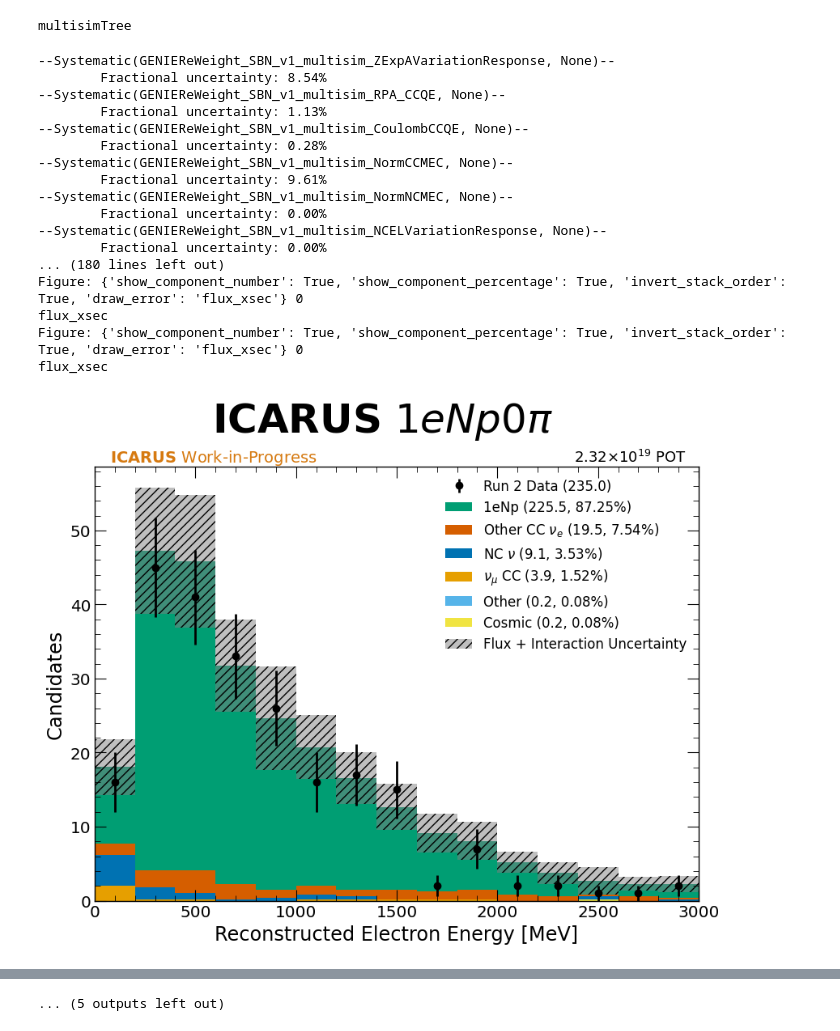
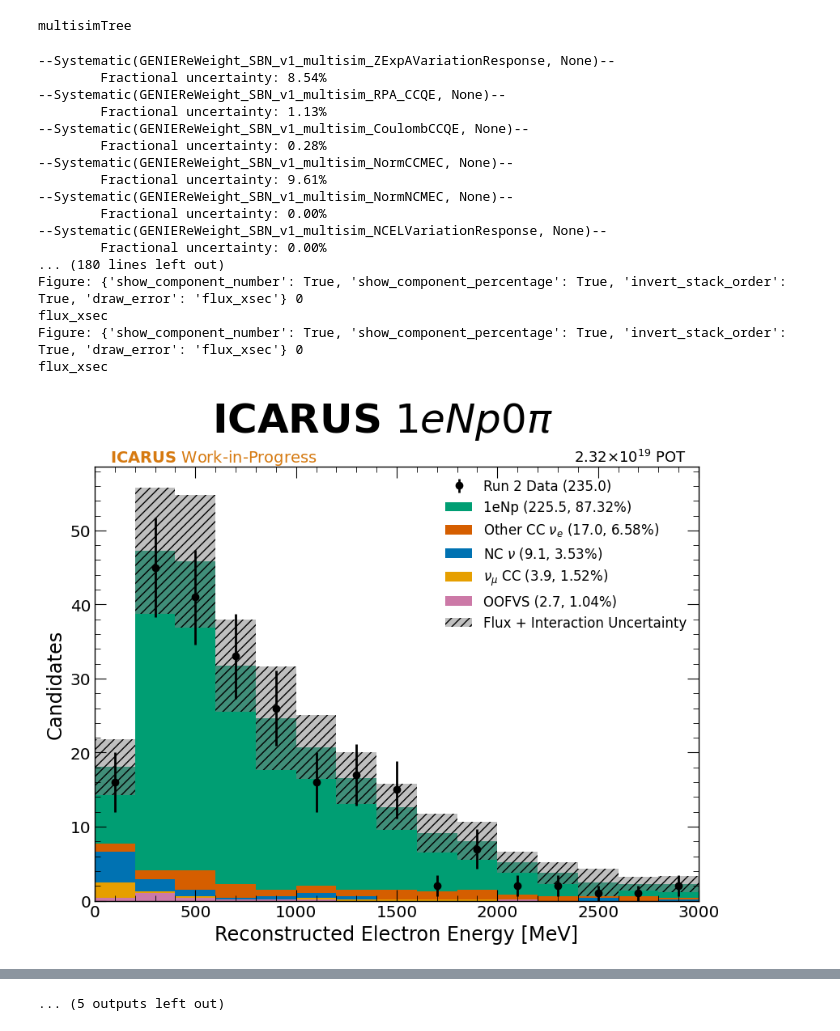
Before and after one commit to dacarber/medulla, a Jupyter notebook: spineplot/example.ipynb, the cells around one changed output, grey strips where cells are left out. Cells and saved outputs as stored; diff of their text form; code cells hidden in the pictures.

```diff
--- a/spineplot/example.ipynb
+++ b/spineplot/example.ipynb
@@ -93,7 +93,7 @@ pattern = '(flux|xsec|stats)'
 ordinate_sample = 'onbeam'
 category_branch = 'category_topology'
 category_assignment = [[0,1], [2,3,4,6], [5], [7],[8],[9],[10,-1], [-100]]
-category_labels = ['1eNp', 'Other CC $\\nu_e$', 'NC $\\nu$', '$\\nu_\\mu$ CC','Uncontained','Other','Cosmic', 'Run 2 Data']
+category_labels = ['1eNp', 'Other CC $\\nu_e$', 'NC $\\nu$', '$\\nu_\\mu$ CC','OOFVS','Other','Cosmic', 'Run 2 Data']
 category_colors = ['C0', 'C1', 'C3', 'C4', 'C5','C6','C7','black']
 category_types = ['histogram', 'histogram', 'histogram', 'histogram', 'histogram','histogram', 'histogram', 'scatter']
 
@@ -250,32 +250,32 @@ draw_kwargs = {'show_component_number' = true, 'show_component_percentage' = tru
 
 
 
 """
 # Write the string to a file
 with open('cfg.toml', 'w') as f:
     f.write(cfg)
 
-file = '/Users/danielcarber/Documents/ICARUS/test_syst.root'
+file = '/Users/danielcarber/Documents/ICARUS/full_syst.root'
 
 analysis = Analysis('cfg.toml', file)
 analysis.run(close_figs=False)
 # %% [output]
 multisimTree
 --Systematic(GENIEReWeight_SBN_v1_multisim_ZExpAVariationResponse, None)--
         Fractional uncertainty: 8.54%
 --Systematic(GENIEReWeight_SBN_v1_multisim_RPA_CCQE, None)--
         Fractional uncertainty: 1.13%
 --Systematic(GENIEReWeight_SBN_v1_multisim_CoulombCCQE, None)--
         Fractional uncertainty: 0.28%
 --Systematic(GENIEReWeight_SBN_v1_multisim_NormCCMEC, None)--
         Fractional uncertainty: 9.61%
 --Systematic(GENIEReWeight_SBN_v1_multisim_NormNCMEC, None)--
         Fractional uncertainty: 0.00%
 --Systematic(GENIEReWeight_SBN_v1_multisim_NCELVariationResponse, None)--
         Fractional uncertainty: 0.00%
 ... (180 lines left out)
 Figure: {'show_component_number': True, 'show_component_percentage': True, 'invert_stack_order': True, 'draw_error': 'flux_xsec'} 0
 flux_xsec
 Figure: {'show_component_number': True, 'show_component_percentage': True, 'invert_stack_order': True, 'draw_error': 'flux_xsec'} 0
 flux_xsec
-[figure, old version]
+[figure, new version]
```
Also changed, not shown: parts of 1 cell of this notebook, 3 other files.
